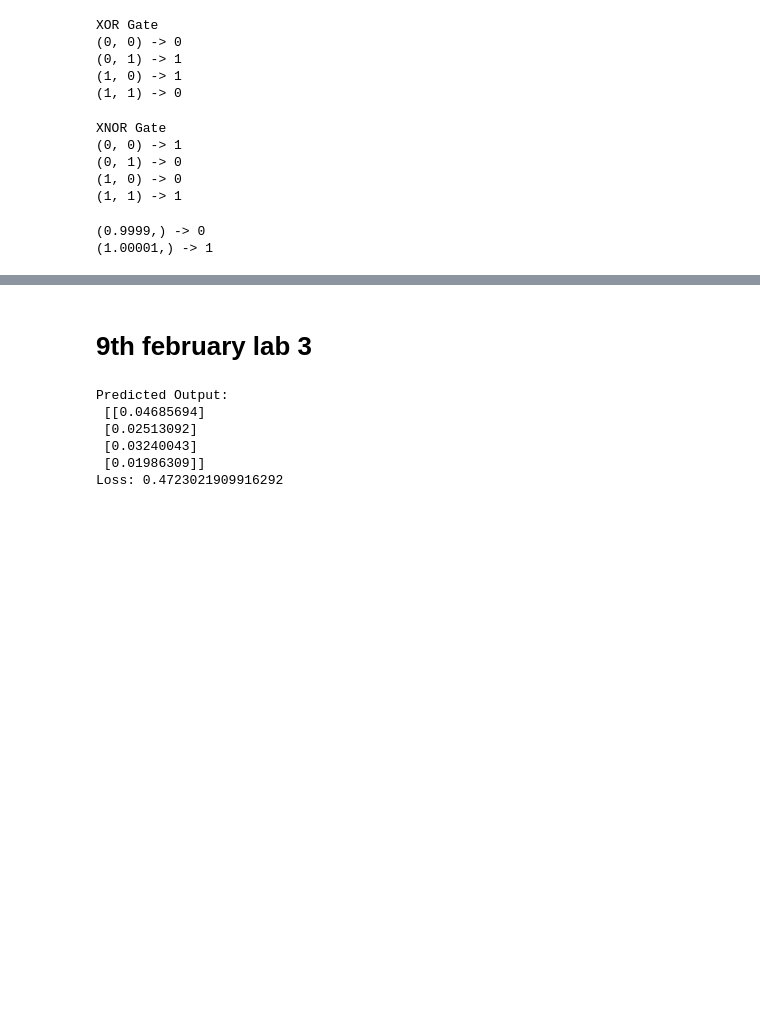
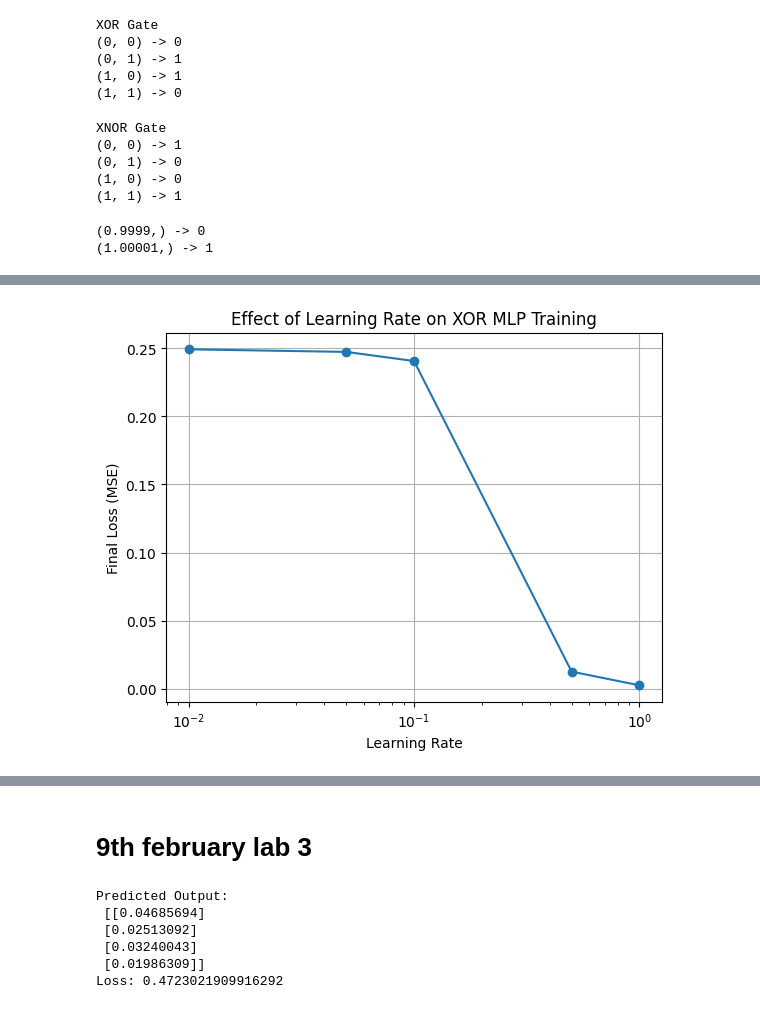
Before and after one commit to mekaviraj/ML_sem5, a Jupyter notebook: DLLL_sem_6.ipynb, the cells around one changed output, grey strips where cells are left out. Drawn from its saved outputs; the diff is of its cells as text; code cells hidden in the pictures; blank space fills up the shorter version.

```diff
--- a/DLLL_sem_6.ipynb
+++ b/DLLL_sem_6.ipynb
@@ -234,0 +517,14 @@ for x in [(0.9999,), (1.00001,)]:
+# %%
+def step(x):
+    return 1 if x >= 0 else 0
+# %%
+class Perceptron:
+    def __init__(self, weights, bias):
+        self.weights = weights
+        self.bias = bias
+
+    def activate(self, x):
+        total = self.bias
+        for i in range(len(x)):
+            total += self.weights[i] * x[i]
+        return 1 if total >= 0 else 0
@@ -234,0 +672,83 @@ for x in [(0.9999,), (1.00001,)]:
+# %%
+#MLP prediction for XOR and checking what the effect of learning rate on loss is
+# we are checking convergence quality
+
+import numpy as np
+import matplotlib.pyplot as plt
+
+#activation function
+
+def sigmoid(x):
+  return 1 / (1 + np.exp(-x))
+
+#derivative for backpropogation
+def derivative(x):
+  return x * (1-x)
+
+#Input dataset
+X = np.array([
+    [0, 0],
+    [0, 1],
+    [1, 0],
+    [1, 1]
+])
+
+y = np.array([[0], [1], [1], [0]])
+
+#list of learning rates:
+learningrates = [0.01, 0.05, 0.1, 0.5, 1.0]
+finalloss =  []
+
+epochs = 1000
+
+#training part
+for lr in learningrates:
+  np.random.seed(42) #this is imp to ensure same initial wts
+
+  #initialising wts and biases
+  W1 = np.random.rand(2,2)
+  b1 = np.random.rand(1,2)
+  W2 = np.random.rand(2,1)
+  b2 = np.random.rand(1,1)
+
+  for epoch in range(epochs):
+    # here the process is guess > check how wrong u are > see how to fix it
+    # > adjust a little > repeat
+
+    # forward > error > gradients > update
+
+    #fwd:
+    hidden_inp = np.dot(X, W1) + b1
+    hidden_op = sigmoid(hidden_inp)
+
+    final_inp = np.dot(hidden_op, W2) + b2
+    y_pred = sigmoid(final_inp)
+
+    #error:
+    error = y-y_pred
+    loss = np.mean(error**2)
+
+    #backprop means here we are checking how much should
+    #each weight change
+
+    d_output = error * derivative(y_pred)
+    d_hidden = d_output.dot(W2.T) * derivative(hidden_op)
+
+    #update
+    W2 += hidden_op.T.dot(d_output) * lr
+    b2 += np.sum(d_output, axis = 0, keepdims = True) * lr
+
+    W1 += X.T.dot(d_hidden) * lr
+    b1 += np.sum(d_hidden, axis = 0, keepdims = True) * lr
+  finalloss.append(loss)
+  print(f"learning rate : {lr}, final loss: {loss:.6f}")
+
+plt.figure()
+plt.plot(learningrates, finalloss, marker='o')
+plt.xlabel("Learning Rate")
+plt.ylabel("Final Loss (MSE)")
+plt.title("Effect of Learning Rate on XOR MLP Training")
+plt.xscale("log")
+plt.grid(True)
+plt.show()
+# %% [output]
@@ -234,0 +760 @@ for x in [(0.9999,), (1.00001,)]:
+[figure, added]
```
Also changed, not shown: parts of 56 cells of this notebook.
